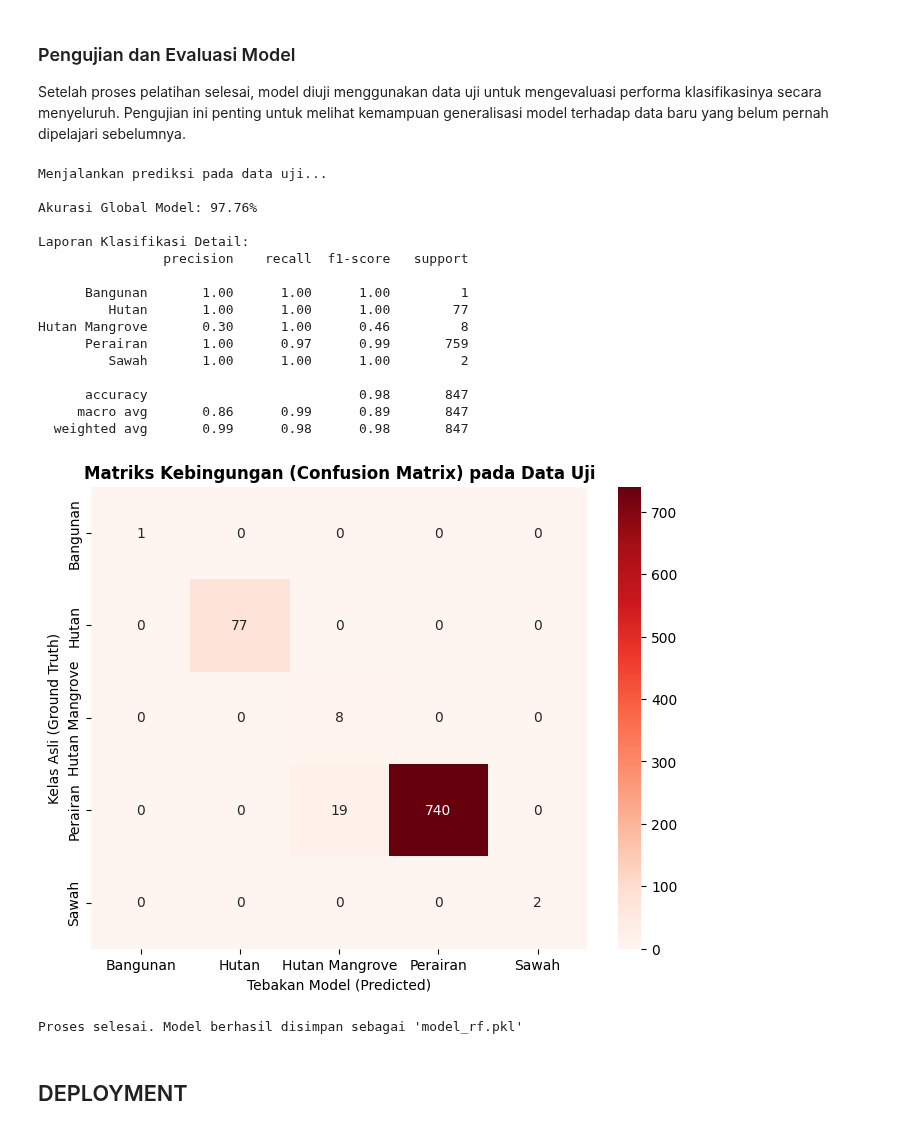
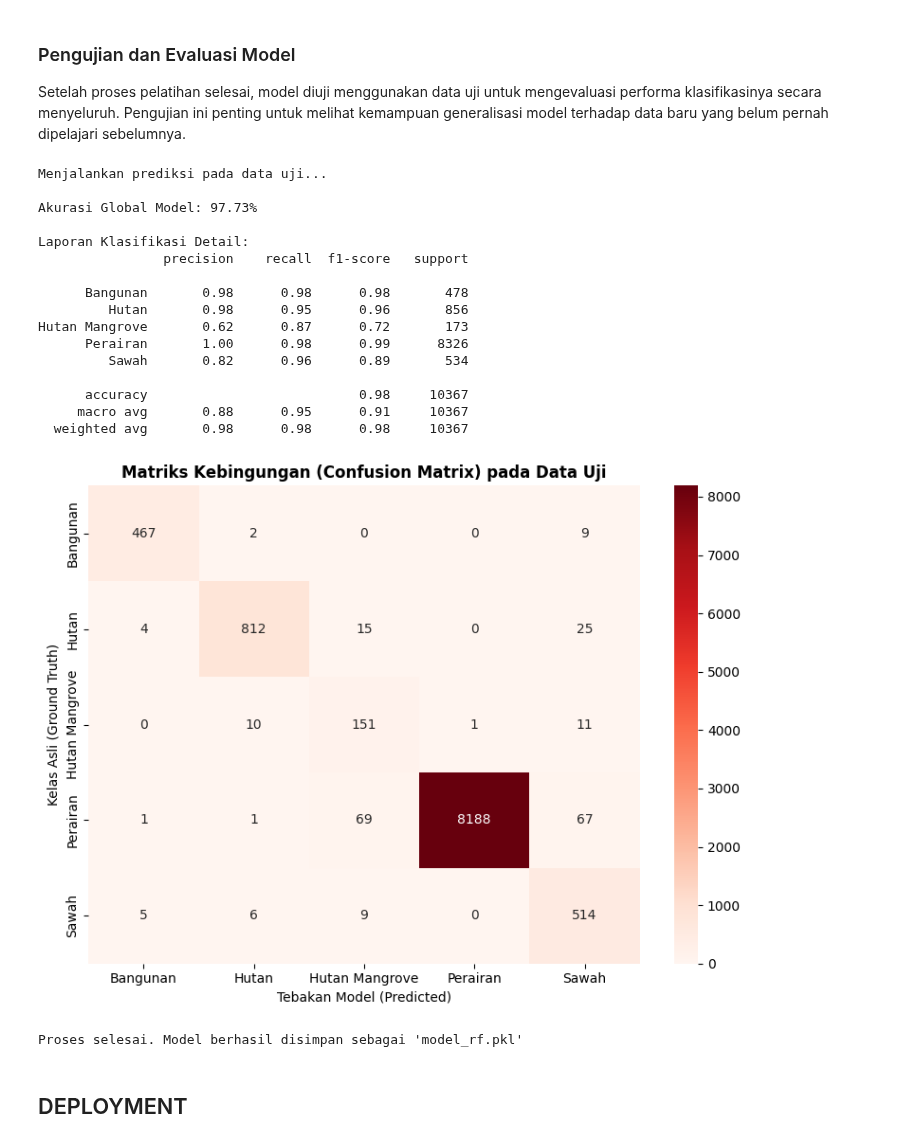
Before and after one commit to SUSUPAN223/catatan_kuliah, a Jupyter notebook: _sources/Proyek_Sains_Data/UTS_Klasifikasi.ipynb, the cells around one changed output. Drawn from its saved outputs; the diff is of its cells as text; code cells hidden in the pictures.

```diff
--- a/_sources/Proyek_Sains_Data/UTS_Klasifikasi.ipynb
+++ b/_sources/Proyek_Sains_Data/UTS_Klasifikasi.ipynb
@@ -322,28 +276,27 @@ import seaborn as sns
 from sklearn.model_selection import train_test_split
 from imblearn.under_sampling import RandomUnderSampler
 
+# Memuat dataset dan membuang baris yang memiliki nilai kosong
 df = pd.read_csv('dataset_training.csv').dropna()
 
-# Pemisahan fitur spektral dan variabel target
+# Pemisahan fitur spektral/indeks (X) dan variabel target (y)
 X = df.drop(columns=['Class'])
 y = df['Class']
 
-# Stratified Train-Test Split (80:20)
+# Stratified Train-Test Split (80:20) untuk menjaga proporsi data uji tetap objektif
 X_train, X_test, y_train, y_test = train_test_split(X, y, test_size=0.2, random_state=42, stratify=y)
 
 print("Distribusi Data Latih (Sebelum Balancing):")
 print(y_train.value_counts())
 
-# TAHAP BALANCING (Undersampling Murni Tanpa Data Sintetis)
-# Kita potong Perairan menjadi 400 agar seimbang dengan Hutan, sisanya biarkan natural
-under_strategy = {'Perairan': 400}
-under_sampler = RandomUnderSampler(sampling_strategy=under_strategy, random_state=42)
+# Undersampling Murni: Memangkas kelas mayoritas agar setara dengan kelas terkecil secara otomatis
+under_sampler = RandomUnderSampler(sampling_strategy='auto', random_state=42)
 X_train_bal, y_train_bal = under_sampler.fit_resample(X_train, y_train)
 
-print("\nDistribusi Data Latih :")
+print("\nDistribusi Data Latih (Setelah Undersampling Murni):")
 print(y_train_bal.value_counts())
 
-# Visualisasi Hasil Balancing
+# Visualisasi distribusi kelas setelah diseimbangkan
 plt.figure(figsize=(10, 5))
 grafik = sns.countplot(
     y=y_train_bal,
@@ -352,7 +305,7 @@ grafik = sns.countplot(
     hue=y_train_bal,
     legend=False
 )
-plt.title('Distribusi Data Latih (Undersampling Murni Tanpa Data Sintetis)', fontsize=12, fontweight='bold')
+plt.title('Distribusi Data Latih (100% Seimbang Tanpa Data Sintetis)', fontsize=12, fontweight='bold')
 plt.xlabel('Jumlah Piksel')
 plt.ylabel('Kelas Lahan')
 
@@ -453,17 +411,16 @@ from sklearn.ensemble import RandomForestClassifier
 
 print("Memulai proses pelatihan model Random Forest...")
 
-# Inisialisasi model dengan Algorithmic Class Weighting (Pengganti SMOTE)
+# Inisialisasi model
 rf_model = RandomForestClassifier(
     n_estimators=100,
-    max_depth=10,             # Dibatasi agar tidak overfit pada data kelas minoritas
-    min_samples_leaf=2,       # Disesuaikan (tidak terlalu besar) karena data minoritas sangat kecil
-    class_weight='balanced',  # WAJIB ADA: Bobot otomatis agar model adil pada Bangunan & Sawah
+    max_depth=15,             # Kedalaman ditingkatkan untuk menangkap pola batas yang kompleks
+    min_samples_leaf=2,
     random_state=42,
     n_jobs=-1
 )
 
-# Pelatihan model menggunakan data hasil Undersampling Murni
+# Pelatihan model menggunakan data hasil Undersampling Murni (694 piksel per kelas)
 rf_model.fit(X_train_bal, y_train_bal)
 
 print("Proses pelatihan selesai. Model berhasil dibangun.")
@@ -505,47 +462,51 @@ import joblib
 import seaborn as sns
 import matplotlib.pyplot as plt
 
 print("Menjalankan prediksi pada data uji...")
+
 # Evaluasi model menggunakan data uji murni yang independen dari proses latih
 y_pred = rf_model.predict(X_test)
 akurasi = accuracy_score(y_test, y_pred)
 
-print(f"\nAkurasi Global Model: {akurasi * 100:.2f}% ")
+print(f"\nAkurasi Global Model: {akurasi * 100:.2f}%")
 print("\nLaporan Klasifikasi Detail:")
 print(classification_report(y_test, y_pred))
 
 # Membongkar salah tebak model dengan Matriks Kebingungan
 cm = confusion_matrix(y_test, y_pred, labels=rf_model.classes_)
 plt.figure(figsize=(8, 6))
-sns.heatmap(cm, annot=True, fmt='d', cmap='Reds',
-            xticklabels=rf_model.classes_,
-            yticklabels=rf_model.classes_)
+sns.heatmap(
+    cm, annot=True, fmt='d', cmap='Reds',
+    xticklabels=rf_model.classes_,
+    yticklabels=rf_model.classes_
+)
 plt.title('Matriks Kebingungan (Confusion Matrix) pada Data Uji', fontweight='bold')
 plt.ylabel('Kelas Asli (Ground Truth)')
 plt.xlabel('Tebakan Model (Predicted)')
+plt.tight_layout()
 plt.show()
 
 # Ekspor hasil pemodelan ke berkas biner pkl
 joblib.dump(rf_model, 'model_rf.pkl')
 print("\nProses selesai. Model berhasil disimpan sebagai 'model_rf.pkl'")
 # %% [output]
 Menjalankan prediksi pada data uji...
 
-Akurasi Global Model: 97.76%
+Akurasi Global Model: 97.73%
 
 Laporan Klasifikasi Detail:
                 precision    recall  f1-score   support
 
-      Bangunan       1.00      1.00      1.00         1
-         Hutan       1.00      1.00      1.00        77
-Hutan Mangrove       0.30      1.00      0.46         8
-      Perairan       1.00      0.97      0.99       759
-         Sawah       1.00      1.00      1.00         2
+      Bangunan       0.98      0.98      0.98       478
+         Hutan       0.98      0.95      0.96       856
+Hutan Mangrove       0.62      0.87      0.72       173
+      Perairan       1.00      0.98      0.99      8326
+         Sawah       0.82      0.96      0.89       534
 
-      accuracy                           0.98       847
-     macro avg       0.86      0.99      0.89       847
-  weighted avg       0.99      0.98      0.98       847
+      accuracy                           0.98     10367
+     macro avg       0.88      0.95      0.91     10367
+  weighted avg       0.98      0.98      0.98     10367
-[figure, old version]
+[figure, new version]
 Proses selesai. Model berhasil disimpan sebagai 'model_rf.pkl'
 # %% [markdown]
 ## DEPLOYMENT
```
Also changed, not shown: parts of 14 cells of this notebook, 7 other files.
